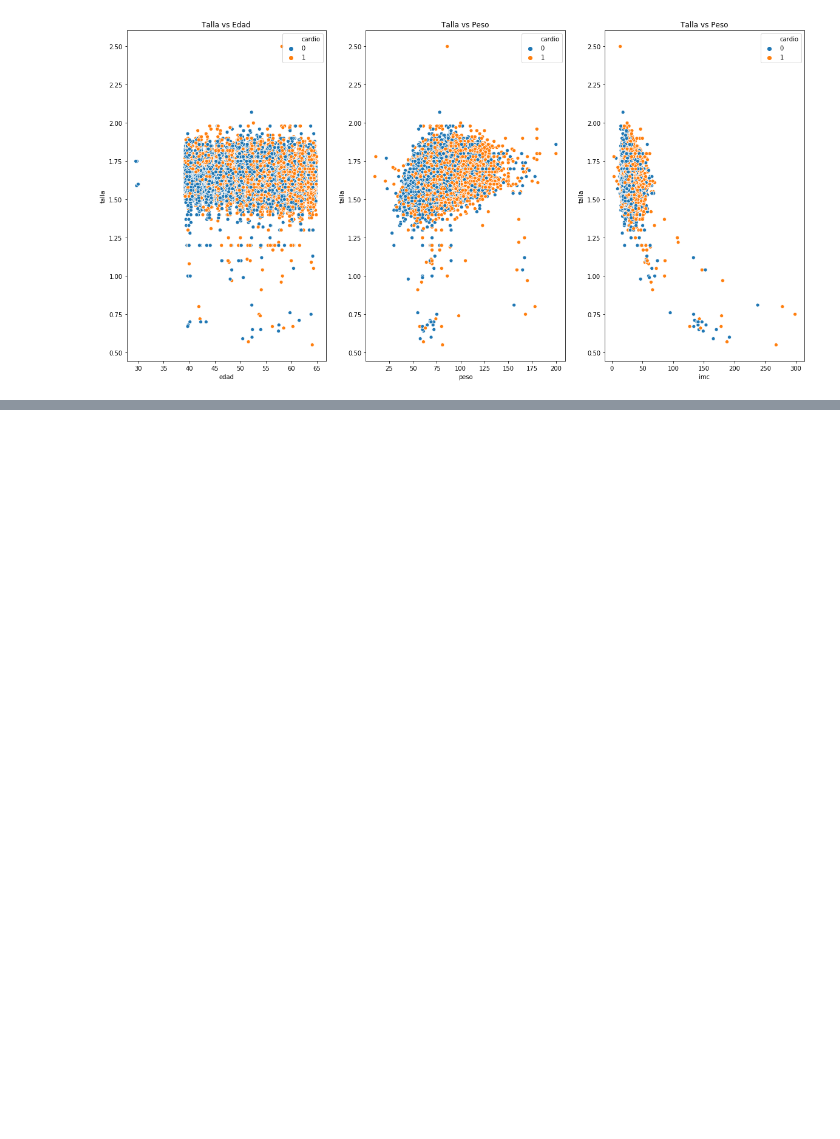
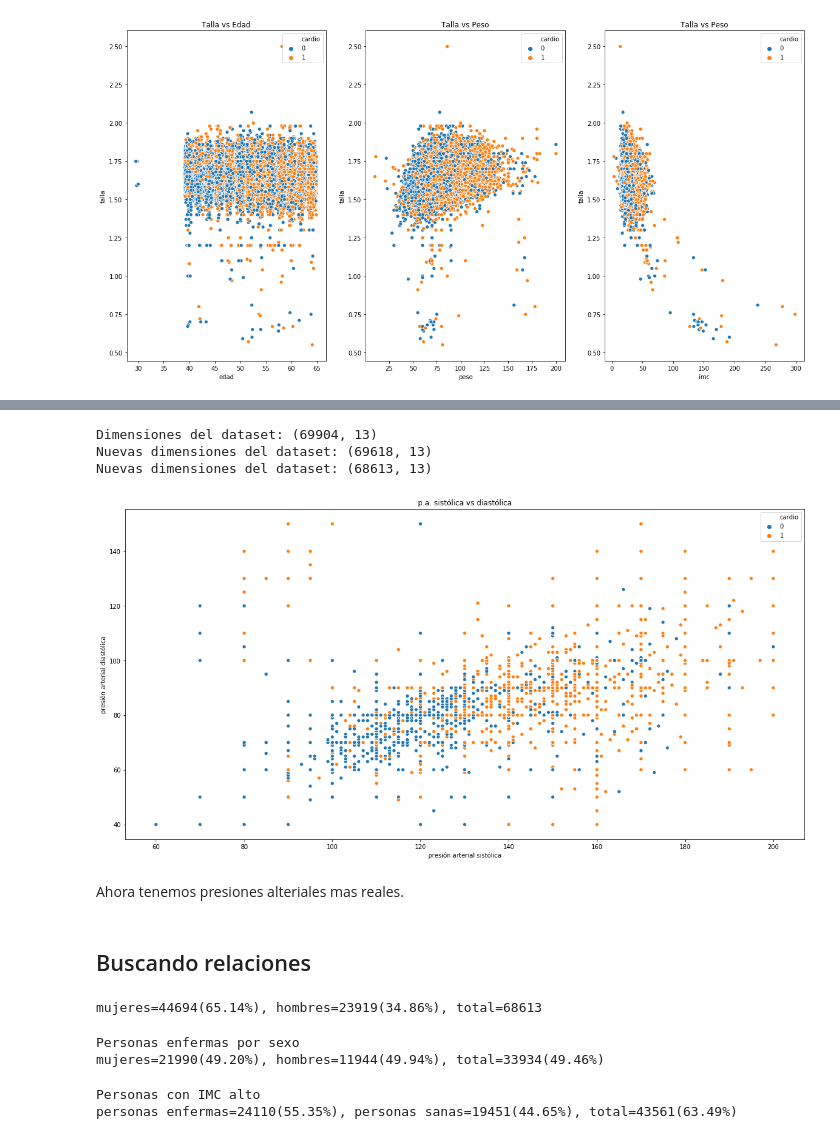
Before and after one commit to maizorin97/Nutri-Desk, a Jupyter notebook: modelos-predictivos/Analisis Nutri-Desk.ipynb, the cells around one changed output, grey strips where cells are left out. Saved outputs shown, nothing was run; the diff lists cells and outputs as text; code cells hidden in the pictures; blank space fills up the shorter version.

```diff
--- a/modelos-predictivos/Analisis Nutri-Desk.ipynb
+++ b/modelos-predictivos/Analisis Nutri-Desk.ipynb
@@ -213,0 +196,65 @@ plt.show()
+# %%
+print(f'Dimensiones del dataset: {data.shape}')
+
+# limpiando datos
+# si la p.s. es menor a 50mmHg o mayor a 200mmHg borramos la fila
+filtro3 =(data['ap_hi']<50) | (data['ap_hi']>200)
+data.drop(index = list(data[filtro3].index),inplace=True)
+print(f'Nuevas dimensiones del dataset: {data.shape}')
+
+# si la p.d. es menor a 40mmHg o mayor a 150mmHg borramos la fila
+filtro4 =(data['ap_lo']<40) | (data['ap_lo']>150)
+data.drop(index = list(data[filtro4].index),inplace=True)
+print(f'Nuevas dimensiones del dataset: {data.shape}')
+# %% [output]
+Dimensiones del dataset: (69904, 13)
+Nuevas dimensiones del dataset: (69618, 13)
+Nuevas dimensiones del dataset: (68613, 13)
+# %%
+fig, ax1 = plt.subplots(1,1, figsize=(20,10))
+
+sns.scatterplot(data['ap_hi'],data['ap_lo'],hue=data['cardio'],ax=ax1)
+ax1.set(xlabel='presión arterial sistólica', ylabel='presión arterial diastólica')
+ax1.set_title('p.a. sistólica vs diastólica')
+
+plt.show()
+# %% [output]
+[figure, added]
+# %% [markdown]
+Ahora tenemos presiones alteriales mas reales.
+# %% [markdown]
+## Buscando relaciones
+# %%
+mujeres = len(data['gender'][data['gender']==1])
+hombres = len(data['gender'][data['gender']==2])
+total = mujeres + hombres
+print("mujeres={0}({1:.2f}%), hombres={2}({3:.2f}%), total={4}"
+      .format(mujeres,mujeres/total*100,hombres,hombres/total*100,total))
+# %% [output]
+mujeres=44694(65.14%), hombres=23919(34.86%), total=68613
+# %%
+filtro = (data['cardio']==1)
+pTot  = len(data['cardio'][filtro])
+pMuj = len(data['cardio'][(data['gender']==1)&filtro])
+pHom = len(data['cardio'][(data['gender']==2)&filtro])
+print("Personas enfermas por sexo")
+print("mujeres={0}({1:.2f}%), hombres={2}({3:.2f}%), total={4}({5:.2f}%)"
+      .format(pMuj,pMuj/mujeres*100,
+              pHom,pHom/hombres*100,
+              pTot,pTot/total*100))
+# %% [output]
+Personas enfermas por sexo
+mujeres=21990(49.20%), hombres=11944(49.94%), total=33934(49.46%)
+# %%
+filtro = (data['imc']>24.9)
+pTot = len(data['cardio'][filtro])
+pEnf = len(data['cardio'][filtro&(data['cardio']==1)])
+pSan = len(data['cardio'][filtro&(data['cardio']==0)])
+print("Personas con IMC alto")
+print("personas enfermas={0}({1:.2f}%), personas sanas={2}({3:.2f}%), total={4}({5:.2f}%)"
+      .format(pEnf,pEnf/pTot*100,
+              pSan,pSan/pTot*100,
+              pTot,pTot/total*100))
+# %% [output]
+Personas con IMC alto
+personas enfermas=24110(55.35%), personas sanas=19451(44.65%), total=43561(63.49%)
```
Also changed, not shown: parts of 13 cells of this notebook, 1 other file.
